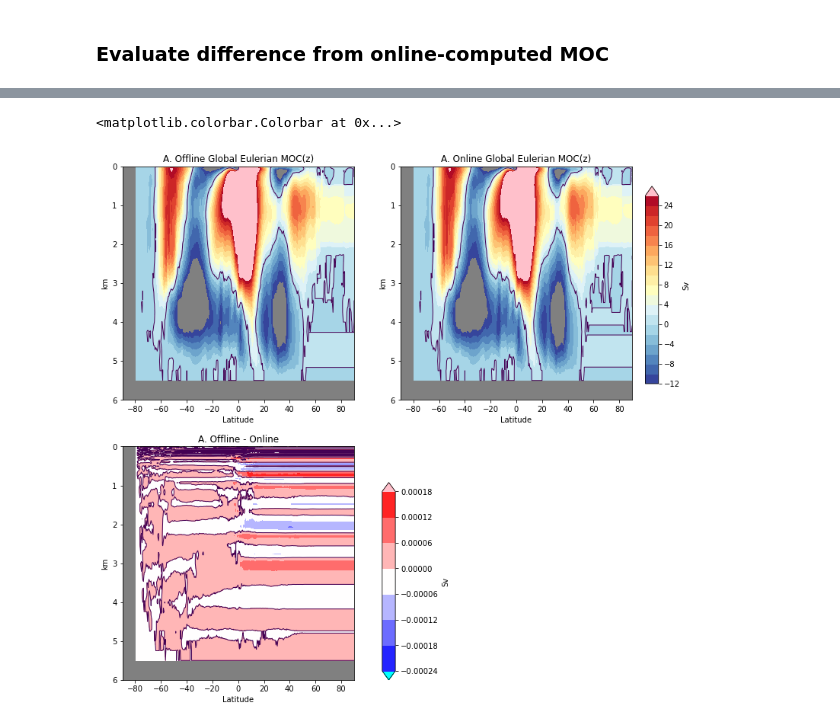
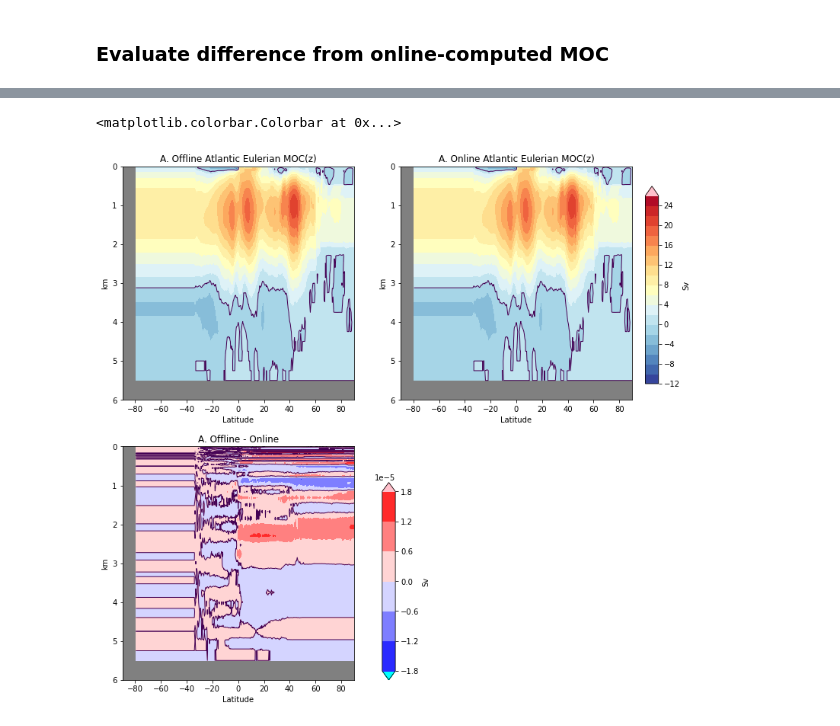
Before and after one commit to sgyeager/POP_MOC, a Jupyter notebook: notebooks/pop_MOCz_1deg.ipynb, the cells around one changed output, grey strips where cells are left out. Saved outputs shown, nothing was run; the diff lists cells and outputs as text; code cells hidden in the pictures.

Commit message:
new MOC(z) notebooks for POP use xhistogram method & correctly account for Atlantic southern boundary

```diff
--- a/notebooks/pop_MOCz_1deg.ipynb
+++ b/notebooks/pop_MOCz_1deg.ipynb
@@ -98,2 +124,0 @@ Wall time: 59 s
-# %%
-MOCnew = wflux_zonint.cumsum(dim='lat_aux_grid')/1.e6
@@ -100,2 +140,10 @@ MOCnew = wflux_zonint.cumsum(dim='lat_aux_grid')/1.e6
+# %%
+# add vflux at southern boundary of Atlantic domain
+tmp = vflux*(rmaskmoc.shift(nlat=-1))
+tmp = tmp.isel(nlat=atl_j,transport_reg=1).sum('nlon').rename({'z_t':'moc_z'})
+mocatl_s = -tmp.sortby('moc_z',ascending=False).cumsum('moc_z').sortby('moc_z',ascending=True)/1.e6
+mocatl_s['moc_z'] = MOCnew['moc_z']
+# %%
+MOCnew[{'transport_reg':1}] = MOCnew[{'transport_reg':1}] + mocatl_s
 # %% [markdown]
 ### Evaluate difference from online-computed MOC
@@ -105,0 +150,3 @@ MOCdiff = MOCnew.isel(transport_reg=[0,2]) - MOCorig
+# %%
+MOCorig = ds['MOC']
+MOCdiff = MOCnew - MOCorig
@@ -112,10 +224,20 @@ mycmap = copy.copy(plt.cm.RdYlBu_r)
 xlim=[-30,70]
 ylim=[6,0]
 
+mc = 0   # moc_comp
+compstr = 'Eulerian'
+#mc = 1   # moc_comp
+#compstr = 'Bolus'
+#mc = 2   # moc_comp
+#compstr = 'Submeso'
+
+tr = 1   # transport_reg
+trstr = 'Atlantic'
+
 ax = fig.add_subplot(2,2,1)
-ax.set_title('A. Offline Global Eulerian MOC(z)')
-cntr1 = ax.contourf(MOCnew.lat_aux_grid, MOCnew.z_w_top/1.e5, MOCnew.isel(time=0,transport_reg=0),levels=mnlevs, linewidths=0.5, cmap=mycmap,extend='max')
-ax.contour(MOCnew.lat_aux_grid, MOCnew.z_w_top/1.e5, MOCnew.isel(time=0,transport_reg=0),levels=[0.], linewidths=1)
+ax.set_title('A. Offline {} {} MOC(z)'.format(trstr,compstr))
+cntr1 = ax.contourf(MOCnew.lat_aux_grid, MOCnew.moc_z/1.e5, MOCnew.isel(time=0,moc_comp=mc,transport_reg=tr),levels=mnlevs, cmap=mycmap,extend='max')
+ax.contour(MOCnew.lat_aux_grid, MOCnew.moc_z/1.e5, MOCnew.isel(time=0,moc_comp=mc,transport_reg=tr),levels=[0.], linewidths=1)
 cntr1.cmap.set_over('pink')
 ax.set_ylim([6,0])
 ax.set_xlim([-90,90])
@@ -124,36 +246,36 @@ ax.set_ylabel('km')
 ax.set_facecolor('grey')
 
 ax = fig.add_subplot(2,2,2)
-ax.set_title('A. Online Global Eulerian MOC(z)')
-cntr2 = ax.contourf(MOCorig.lat_aux_grid, MOCorig.z_w_top/1.e5, MOCorig.isel(time=0,transport_reg=0),levels=mnlevs, linewidths=0.5, cmap=mycmap,extend='max')
-ax.contour(MOCorig.lat_aux_grid, MOCorig.z_w_top/1.e5, MOCorig.isel(time=0,transport_reg=0),levels=[0.], linewidths=1)
+ax.set_title('A. Online {} {} MOC(z)'.format(trstr,compstr))
+cntr2 = ax.contourf(MOCorig.lat_aux_grid, MOCorig.moc_z/1.e5, MOCorig.isel(time=0,moc_comp=mc,transport_reg=tr),levels=mnlevs, cmap=mycmap,extend='max')
+ax.contour(MOCorig.lat_aux_grid, MOCorig.moc_z/1.e5, MOCorig.isel(time=0,moc_comp=mc,transport_reg=tr),levels=[0.], linewidths=1)
 cntr2.cmap.set_over('pink')
 ax.set_ylim([6,0])
 ax.set_xlim([-90,90])
 ax.set_xlabel('Latitude')
 ax.set_ylabel('km')
 ax.set_facecolor('grey')
 
 diffcmap = copy.copy(plt.cm.bwr)
 difflevs = np.arange(0,20,1)*2. - 12.
 ax = fig.add_subplot(2,2,3)
 ax.set_title('A. Offline - Online')
-cntr3 = ax.contourf(MOCdiff.lat_aux_grid, MOCdiff.z_w_top/1.e5, MOCdiff.isel(time=0,transport_reg=0),cmap=diffcmap,extend='both')
-ax.contour(MOCdiff.lat_aux_grid, MOCdiff.z_w_top/1.e5, MOCdiff.isel(time=0,transport_reg=0),levels=[0.], linewidths=1)
+cntr3 = ax.contourf(MOCdiff.lat_aux_grid, MOCdiff.moc_z/1.e5, MOCdiff.isel(time=0,moc_comp=mc,transport_reg=tr),cmap=diffcmap,extend='both')
+ax.contour(MOCdiff.lat_aux_grid, MOCdiff.moc_z/1.e5, MOCdiff.isel(time=0,moc_comp=mc,transport_reg=tr),levels=[0.], linewidths=1)
 cntr3.cmap.set_over('pink')
 cntr3.cmap.set_under('cyan')
 ax.set_ylim([6,0])
 ax.set_xlim([-90,90])
 ax.set_xlabel('Latitude')
 ax.set_ylabel('km')
 ax.set_facecolor('grey')
 
 
 fig.subplots_adjust(bottom=0.1,right=0.9)
 cbar_ax = fig.add_axes([0.92, 0.55, 0.02, 0.3])
 fig.colorbar(cntr1, cax=cbar_ax, label='Sv', orientation='vertical')
 cbar_ax2 = fig.add_axes([0.52, 0.1, 0.02, 0.3])
 fig.colorbar(cntr3, cax=cbar_ax2, label='Sv', orientation='vertical')
 # %% [output]
 <matplotlib.colorbar.Colorbar at 0x...>
-[figure, old version]
+[figure, new version]
```
Also changed, not shown: parts of 24 cells of this notebook, 1 other file.
